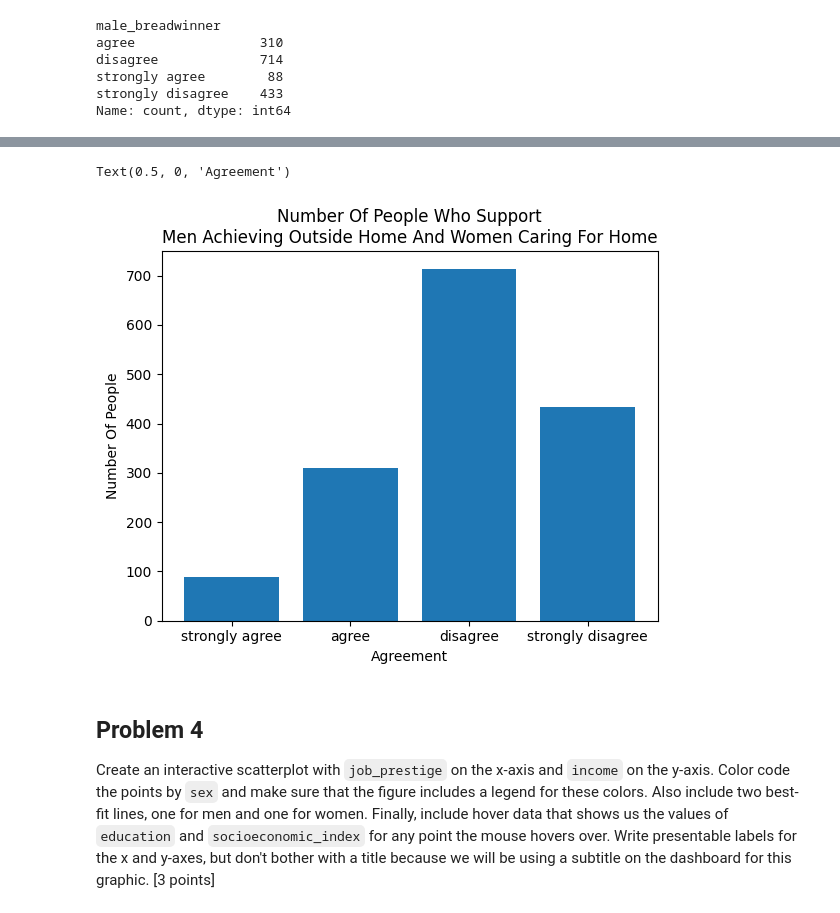
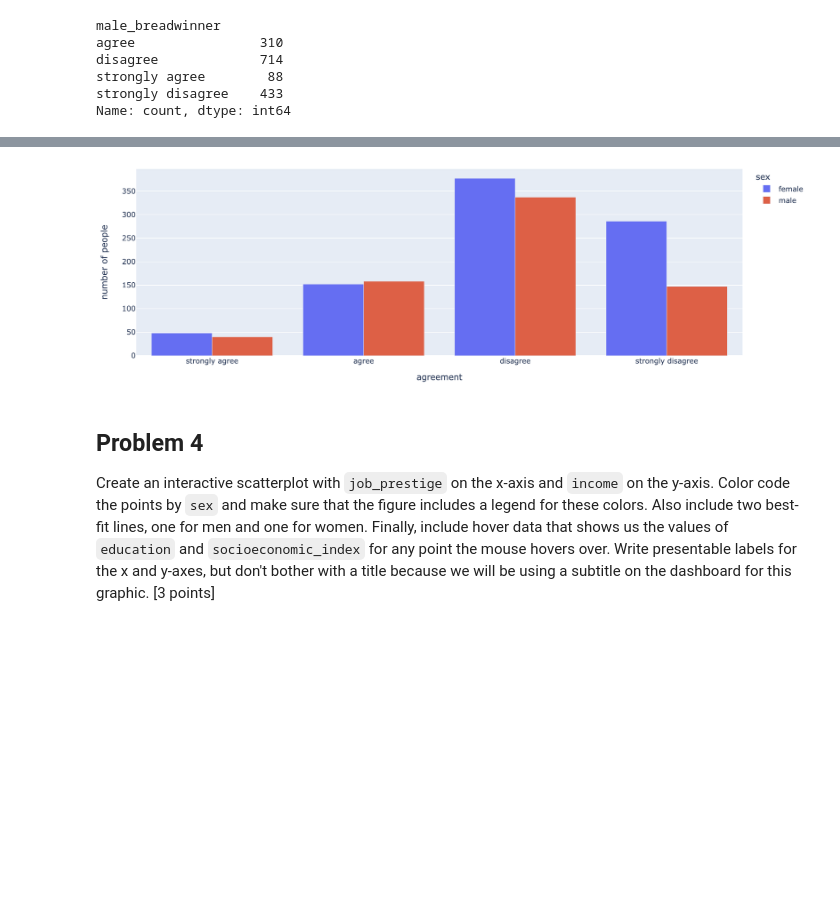
Before and after one commit to tslever/Tom_Levers_Public_Git_Repository, a Jupyter notebook: UVA/3--Practice_And_Application_Of_Data_Science/12--Interactive_Data_Visualization_And_Dashboards/labassignment12.ipynb, the cells around one changed output, grey strips where cells are left out. Saved outputs shown, nothing was run; the diff lists cells and outputs as text; code cells hidden in the pictures; blank space fills up the shorter version.

```diff
--- a/UVA/3--Practice_And_Application_Of_Data_Science/12--Interactive_Data_Visualization_And_Dashboards/labassignment12.ipynb
+++ b/UVA/3--Practice_And_Application_Of_Data_Science/12--Interactive_Data_Visualization_And_Dashboards/labassignment12.ipynb
@@ -183,11 +175 @@ sorted_value_counts
-# %%
-import matplotlib.pyplot as plt
-#plt.figure(figsize = (6*4/3, 4*4/3))
-plt.bar(sorted_value_counts['agreement'], sorted_value_counts['number of people'])
-plt.title('Number Of People Who Support\nMen Achieving Outside Home And Women Caring For Home')
-plt.ylabel('Number Of People')
-plt.xlabel('Agreement')
-# %% [output]
-Text(0.5, 0, 'Agreement')
-[figure, removed]
 # %%
@@ -195,4 +177,9 @@ bar_plot = px.bar(sorted_value_counts, x = 'agreement', y = 'number of people')
 bar_plot
+# %%
+from IPython.display import Image
+Image(filename="bar_plot.png")
+# %% [output]
+[figure, added]
 # %% [markdown]
 ## Problem 4
 Create an interactive scatterplot with `job_prestige` on the x-axis and `income` on the y-axis. Color code the points by `sex` and make sure that the figure includes a legend for these colors. Also include two best-fit lines, one for men and one for women. Finally, include hover data that shows us the values of `education` and `socioeconomic_index` for any point the mouse hovers over. Write presentable labels for the x and y-axes, but don't bother with a title because we will be using a subtitle on the dashboard for this graphic. [3 points]
```
Also changed, not shown: parts of 14 cells of this notebook, 13 other files.
